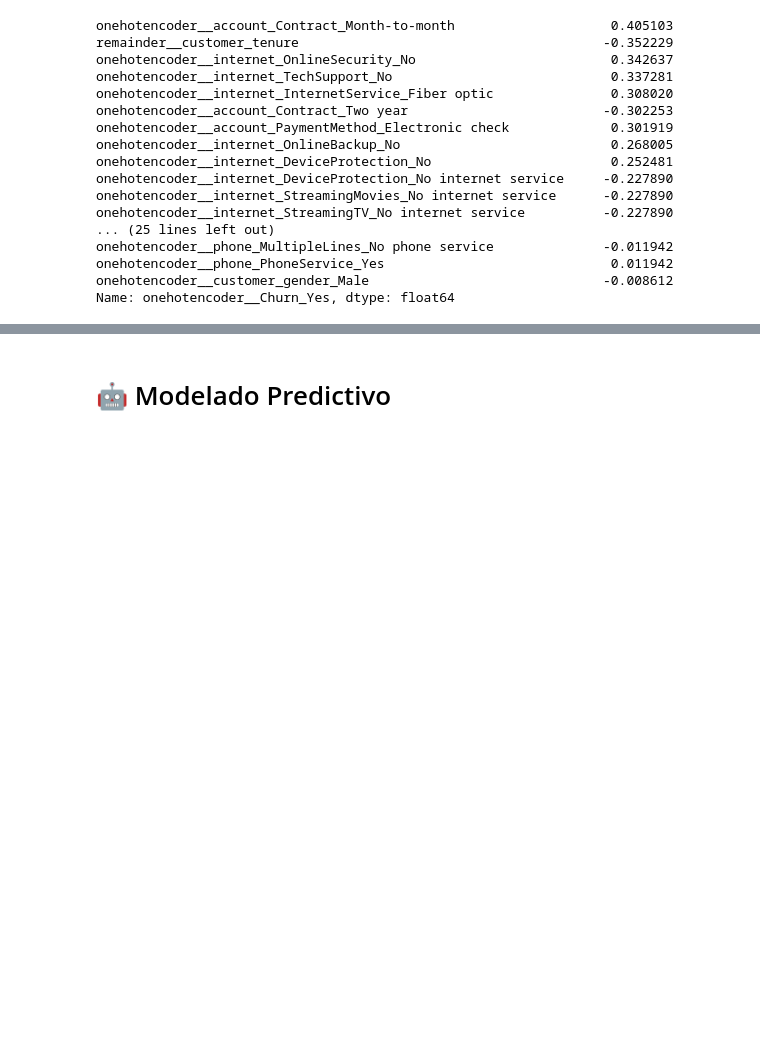
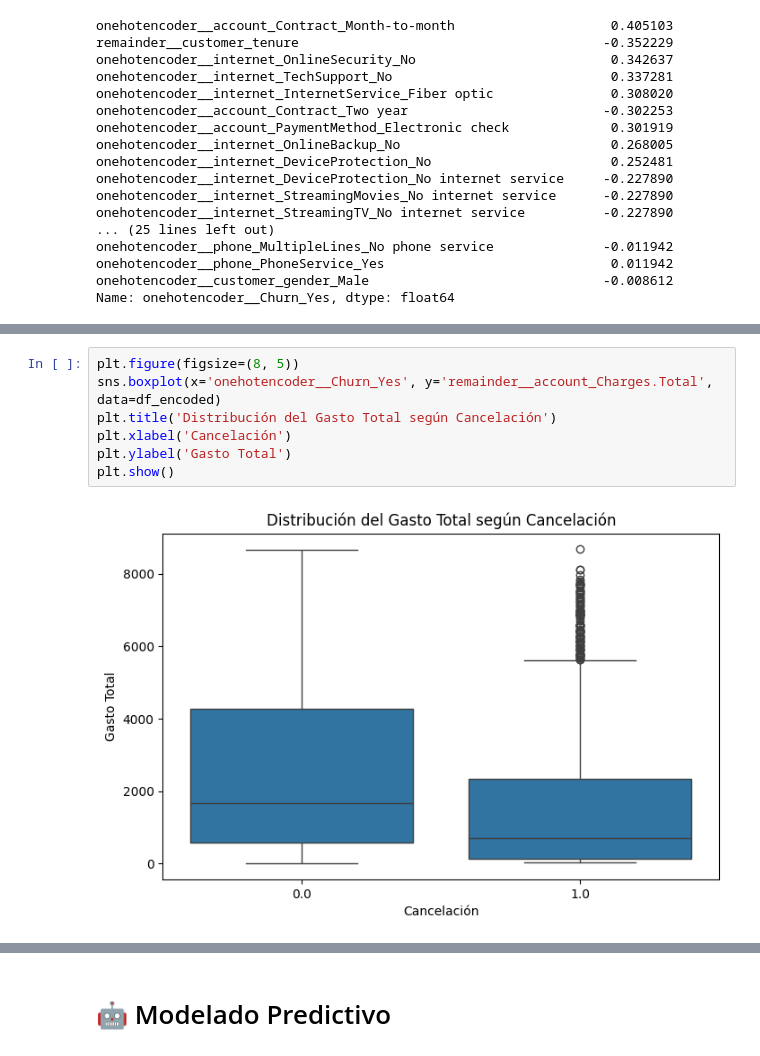
Before and after one commit to marsavil/Telecom_X_Challenge_Part_2, a Jupyter notebook: TelecomX_Parte_2.ipynb, the cells around one changed output, grey strips where cells are left out. Saved outputs shown, nothing was run; the diff lists cells and outputs as text; blank space fills up the shorter version.

```diff
--- a/TelecomX_Parte_2.ipynb
+++ b/TelecomX_Parte_2.ipynb
@@ -371,0 +404,9 @@ Name: onehotencoder__Churn_Yes, dtype: float64
+# %%
+plt.figure(figsize=(8, 5))
+sns.boxplot(x='onehotencoder__Churn_Yes', y='remainder__account_Charges.Total', data=df_encoded)
+plt.title('Distribución del Gasto Total según Cancelación')
+plt.xlabel('Cancelación')
+plt.ylabel('Gasto Total')
+plt.show()
+# %% [output]
+[figure, added]
```
Also changed, not shown: parts of 49 cells of this notebook.
